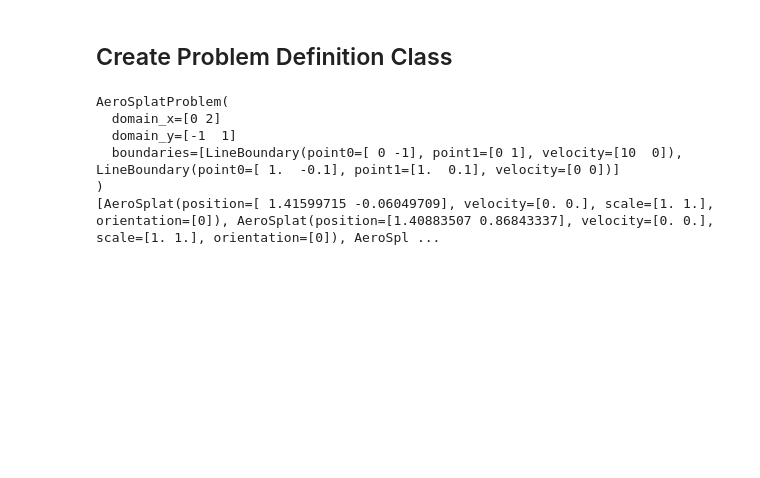
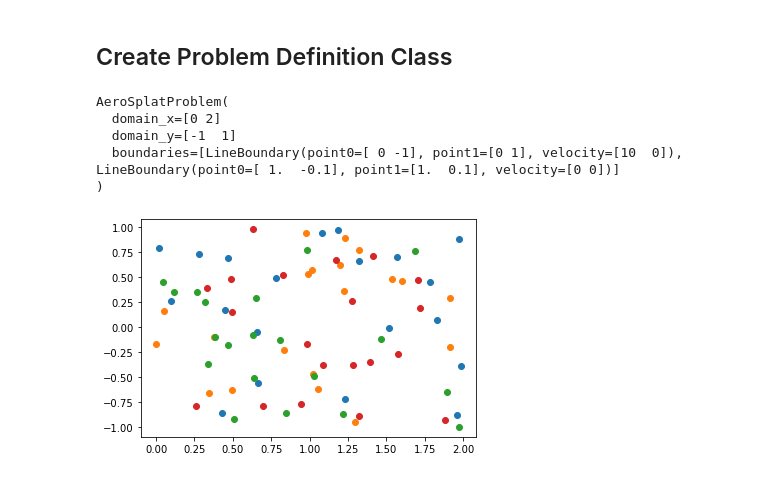
Before and after one commit to radcli14/AeroSplat, a Jupyter notebook: aerosplat.ipynb, the cells around one changed output. Drawn from its saved outputs; the diff is of its cells as text; code cells hidden in the pictures; blank space fills up the shorter version.

Commit message:
added spawning and grids

```diff
--- a/aerosplat.ipynb
+++ b/aerosplat.ipynb
@@ -376,12 +376,20 @@ class AeroSplatProblem:
         return 3 if self.domain_z[1] != self.domain_z[0] else 2
 
     def point_at_random(self):
-        x = random.uniform(self.domain_x[0], self.domain_x[1])
-        y = random.uniform(self.domain_y[0], self.domain_y[1])
-        z = random.uniform(self.domain_z[0], self.domain_z[1])
+        x = random.uniform(*self.domain_x) #[0]) #, self.domain_x[1])
+        y = random.uniform(*self.domain_y) #[0]) #, self.domain_y[1])
+        z = random.uniform(*self.domain_z) #[0]) #, self.domain_z[1])
         return np.array([x, y, z]) if self.ndims == 3 else np.array([x, y])
 
-    def spawn_random_splats(self, quantity):
+    def point_grid(self, nx=10, ny=10, nz=1):
+        points = [[[np.zeros(self.ndims) for i in range(nx)] for j in range(ny)] for k in range(nz)]
+        """for i in range(nx):
+            x = self.domain_x[0] + i * (self.domain_x[1] - self.domain_x[0]) / (nx-1)
+            for j in range(ny):
+                for z in range(nz):"""
+
+    def spawn_random_splats(self, quantity, clear=True):
+        self.splats = [] if clear else splats
         for _ in range(quantity):
             new_splat = AeroSplat(
                 position=self.point_at_random(),
@@ -397,13 +405,16 @@ problem = AeroSplatProblem(
     boundaries=[source_boundary, plate_boundary]
 )
 print(problem)
-problem.spawn_random_splats(20)
-for spla
-print(problem.splats)
 # %% [output]
 AeroSplatProblem(
   domain_x=[0 2]
   domain_y=[-1  1]
   boundaries=[LineBoundary(point0=[ 0 -1], point1=[0 1], velocity=[10  0]), LineBoundary(point0=[ 1.  -0.1], point1=[1.  0.1], velocity=[0 0])]
 )
-[AeroSplat(position=[ 1.41599715 -0.06049709], velocity=[0. 0.], scale=[1. 1.], orientation=[0]), AeroSplat(position=[1.40883507 0.86843337], velocity=[0. 0.], scale=[1. 1.], orientation=[0]), AeroSpl ...
+# %%
+for _ in range(4):
+    problem.spawn_random_splats(20)
+    splat_positions = np.array([[splat.position[0], splat.position[1]] for splat in problem.splats])
+    plt.plot(splat_positions[:, 0], splat_positions[:, 1], "o");
+# %% [output]
+[figure, added]
```
Also changed, not shown: parts of 1 cell of this notebook.
